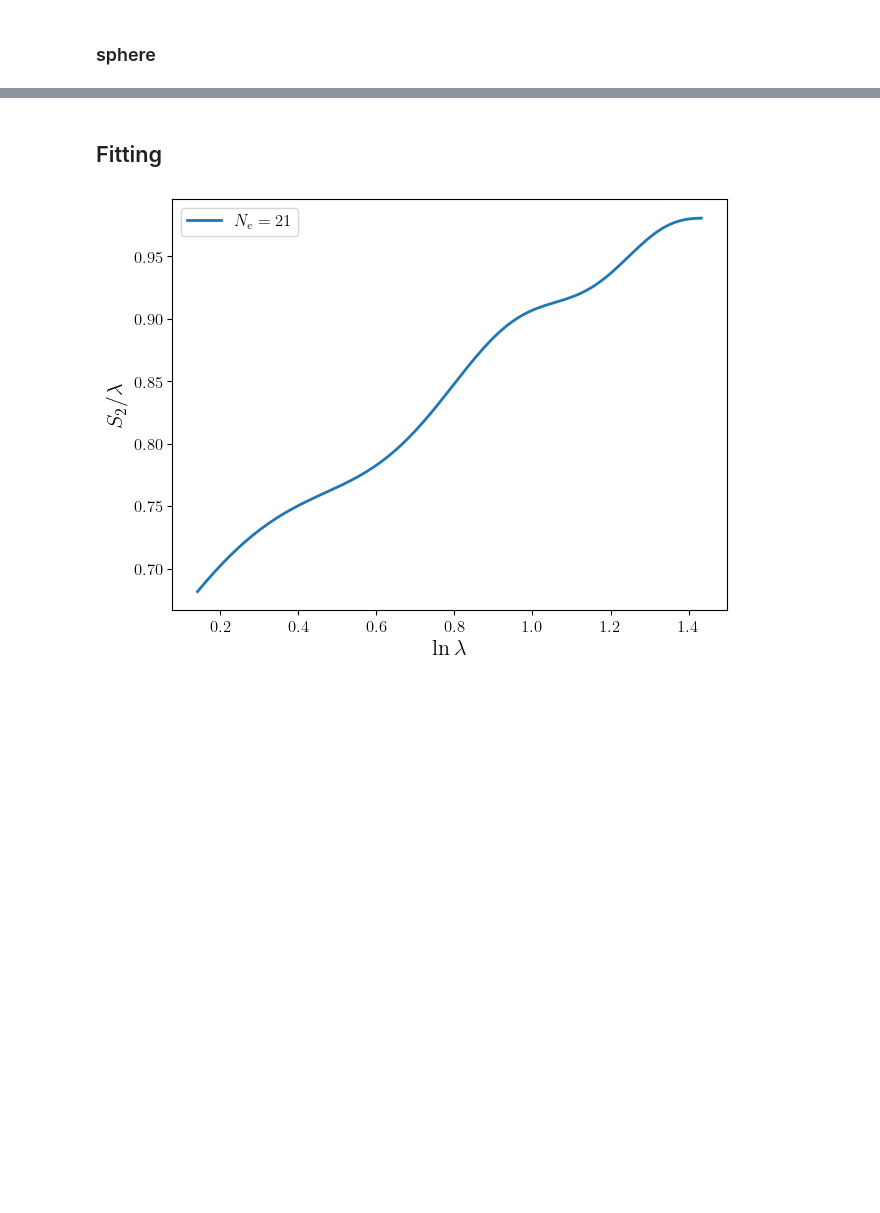
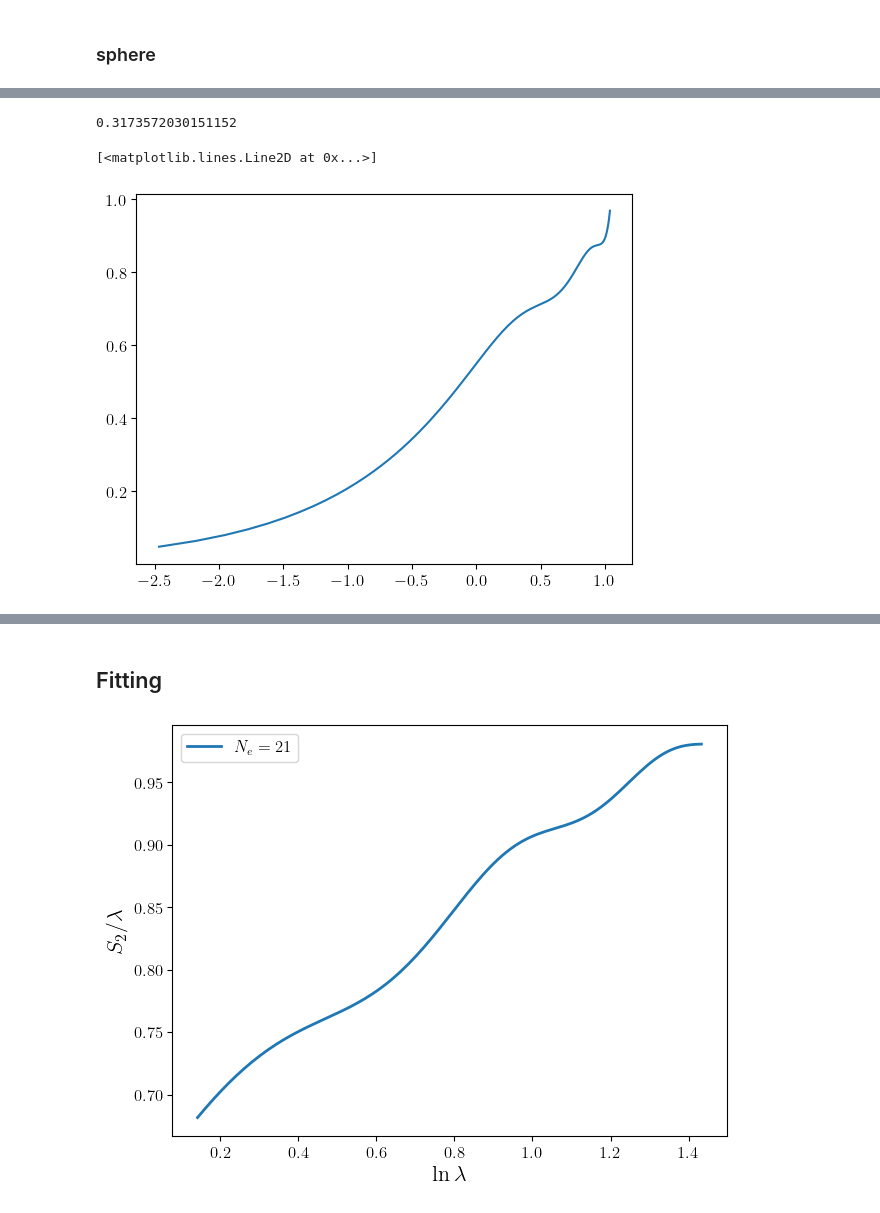
Before and after one commit to cristivoinea/MonteCarlo, a Jupyter notebook: workbooks/workbook_ED_free_fermions.ipynb, the cells around one changed output, grey strips where cells are left out. Cells and saved outputs as stored; diff of their text form; code cells hidden in the pictures; blank space fills up the shorter version.

```diff
--- a/workbooks/workbook_ED_free_fermions.ipynb
+++ b/workbooks/workbook_ED_free_fermions.ipynb
@@ -116,2 +75,13 @@ boundaries = np.arange(0.05, 2*np.pi, 0.01)
 S = fqh.ComputeEntropyED(boundaries, "r2")
+# %%
+Ls = np.sqrt(Ne-1)*np.sin(boundaries)
+
+popt_ff, pcov_ff = np.polyfit(np.log(Ls), S/(Ls), deg=1, cov=True)
+print(popt_ff[0])
+
+plt.plot(np.log(Ls), S/(Ls))
+# %% [output]
+0.3173572030151152
+[<matplotlib.lines.Line2D at 0x...>]
+[figure, added]
 # %%
```
Also changed, not shown: parts of 11 cells of this notebook, 3 other files.
